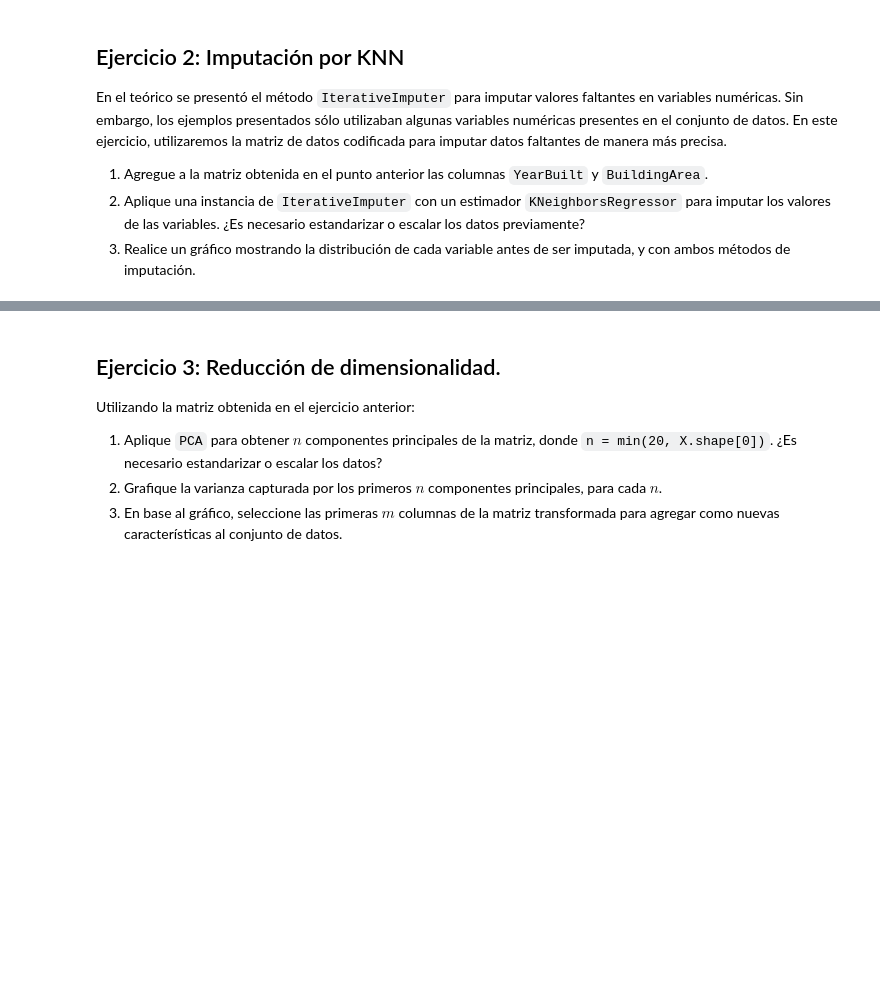
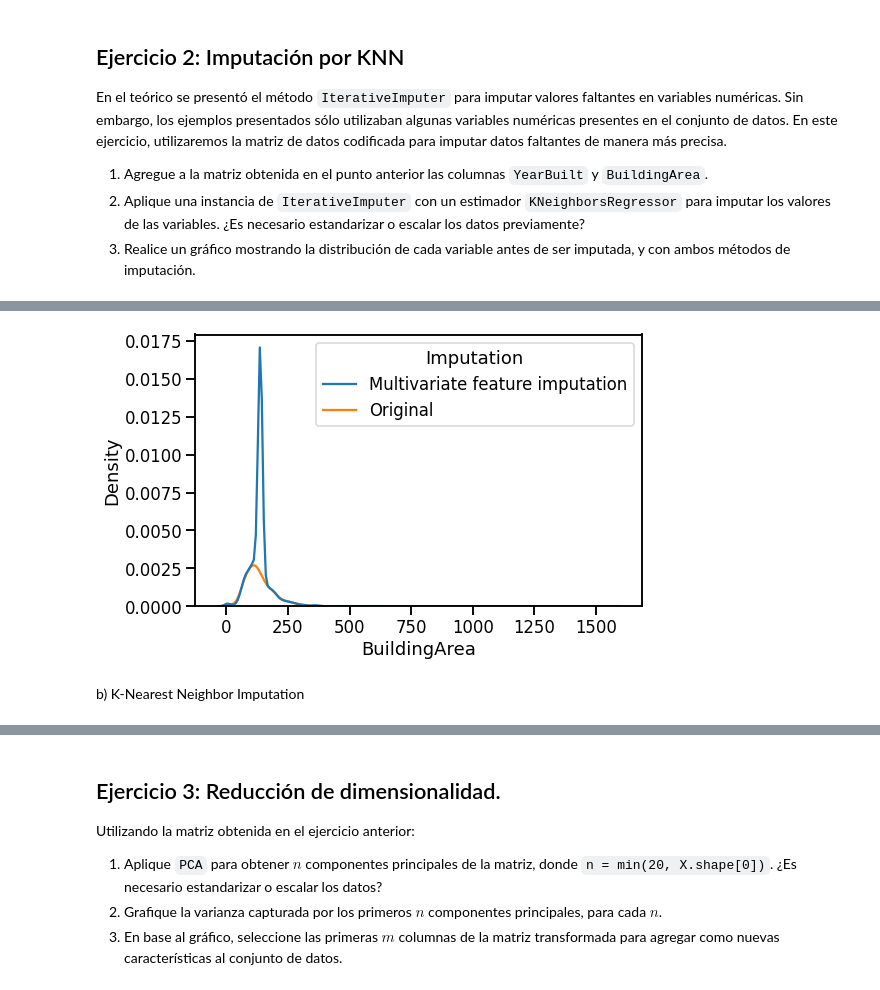
Before and after one commit to CHRISTIANDAGATTI/AEyCD---Grupo-9, a Jupyter notebook: Entregable_Parte_2_2022.ipynb, the cells around one changed output, grey strips where cells are left out. Saved outputs shown, nothing was run; the diff lists cells and outputs as text; code cells hidden in the pictures; blank space fills up the shorter version.

```diff
--- a/Entregable_Parte_2_2022.ipynb
+++ b/Entregable_Parte_2_2022.ipynb
@@ -143,0 +339,13 @@ g = seaborn.kdeplot(data=data, x='YearBuilt', hue='Imputation')
+# %%
+#Variable BuildingArea
+df_imp_build = df_imputer.BuildingArea.to_frame()
+df_imp_build['Imputation'] = "Multivariate feature imputation"
+df_build = df.BuildingArea.dropna().to_frame()
+df_build['Imputation'] = 'Original'
+data = pandas.concat([df_imp_build, df_build]).reset_index()
+fig = plt.figure(figsize=(8, 5))
+g = sns.kdeplot(data=data, x='BuildingArea', hue='Imputation')
+# %% [output]
+[figure, added]
+# %% [markdown]
+b) K-Nearest Neighbor Imputation
```
Also changed, not shown: parts of 45 cells of this notebook.
